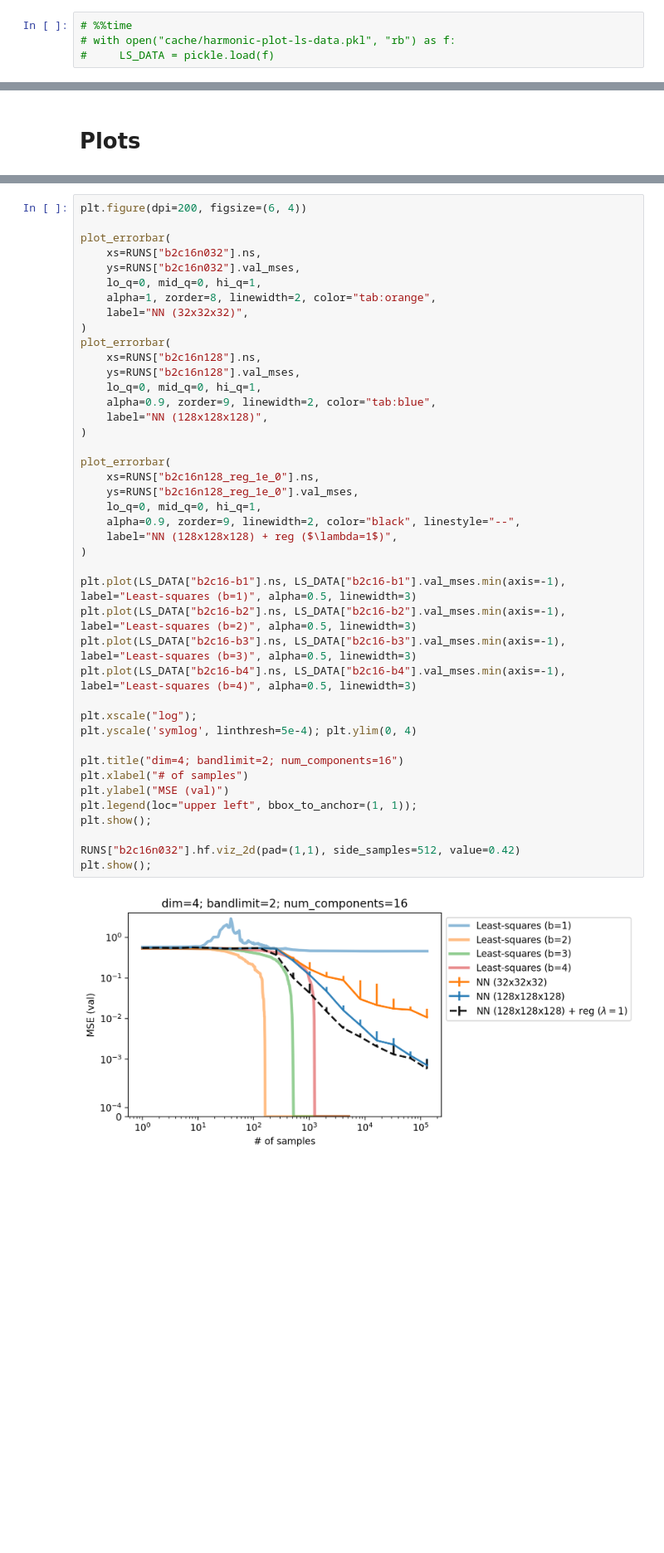
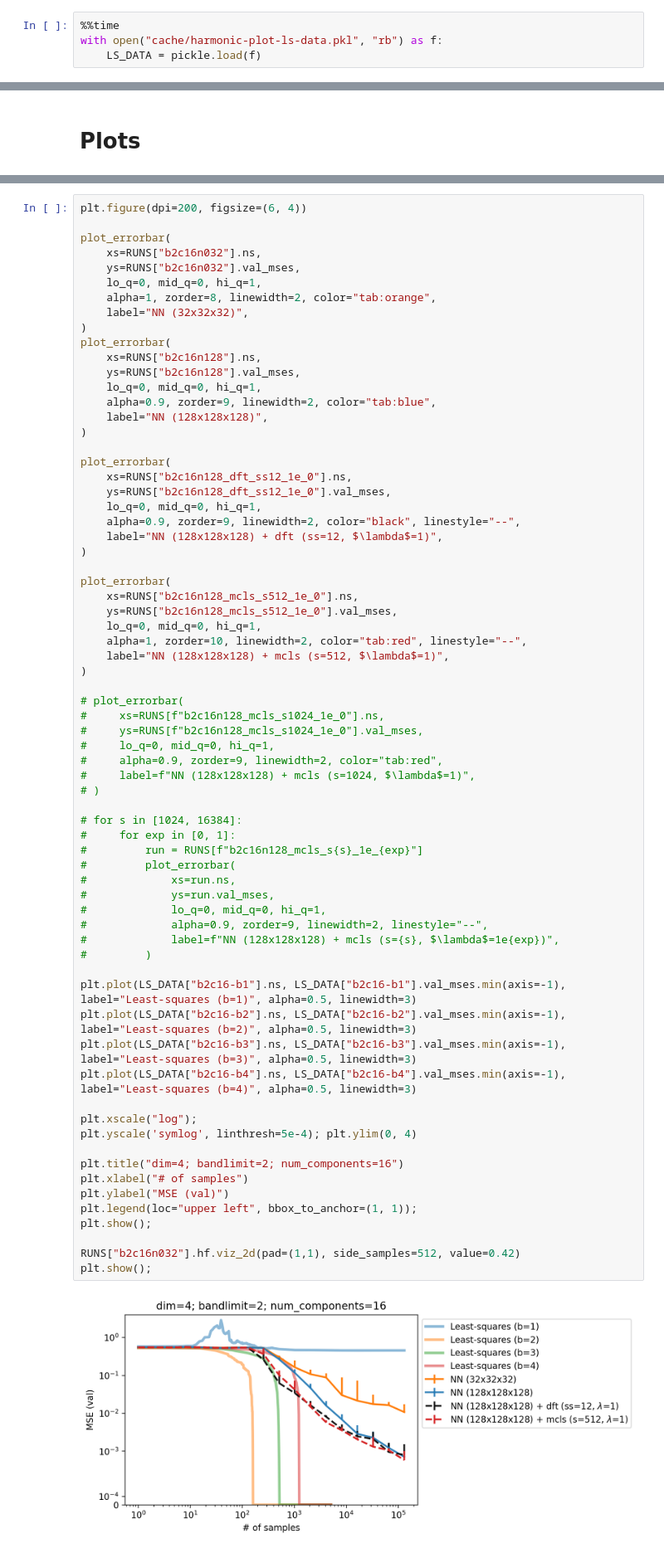
Before and after one commit to ed1d1a8d/scaling, a Jupyter notebook: notebooks/harmonic-plots.ipynb, the cells around one changed output, grey strips where cells are left out. Shown at 83% size. Cells and saved outputs as stored; diff of their text form; blank space fills up the shorter version.

Commit message:
Even better plots

```diff
--- a/notebooks/harmonic-plots.ipynb
+++ b/notebooks/harmonic-plots.ipynb
@@ -318,6 +325,6 @@ LS_DATA["b3c16-b4"] = run_lstsq_exp(
 # with open("cache/harmonic-plot-ls-data.pkl", "wb") as f:
 #     pickle.dump(LS_DATA, f)
 # %%
-# %%time
-# with open("cache/harmonic-plot-ls-data.pkl", "rb") as f:
-#     LS_DATA = pickle.load(f)
+%%time
+with open("cache/harmonic-plot-ls-data.pkl", "rb") as f:
+    LS_DATA = pickle.load(f)
@@ -398,37 +408,64 @@ plot_errorbar(
 plot_errorbar(
     xs=RUNS["b2c16n128"].ns,
     ys=RUNS["b2c16n128"].val_mses,
     lo_q=0, mid_q=0, hi_q=1,
     alpha=0.9, zorder=9, linewidth=2, color="tab:blue",
     label="NN (128x128x128)",
 )
 
 plot_errorbar(
-    xs=RUNS["b2c16n128_reg_1e_0"].ns,
-    ys=RUNS["b2c16n128_reg_1e_0"].val_mses,
+    xs=RUNS["b2c16n128_dft_ss12_1e_0"].ns,
+    ys=RUNS["b2c16n128_dft_ss12_1e_0"].val_mses,
     lo_q=0, mid_q=0, hi_q=1,
     alpha=0.9, zorder=9, linewidth=2, color="black", linestyle="--",
-    label="NN (128x128x128) + reg ($\lambda=1$)",
+    label="NN (128x128x128) + dft (ss=12, $\lambda$=1)",
 )
+
+plot_errorbar(
+    xs=RUNS["b2c16n128_mcls_s512_1e_0"].ns,
+    ys=RUNS["b2c16n128_mcls_s512_1e_0"].val_mses,
+    lo_q=0, mid_q=0, hi_q=1,
+    alpha=1, zorder=10, linewidth=2, color="tab:red", linestyle="--",
+    label="NN (128x128x128) + mcls (s=512, $\lambda$=1)",
+)
+
+# plot_errorbar(
+#     xs=RUNS[f"b2c16n128_mcls_s1024_1e_0"].ns,
+#     ys=RUNS[f"b2c16n128_mcls_s1024_1e_0"].val_mses,
+#     lo_q=0, mid_q=0, hi_q=1,
+#     alpha=0.9, zorder=9, linewidth=2, color="tab:red",
+#     label=f"NN (128x128x128) + mcls (s=1024, $\lambda$=1)",
+# )
+
+# for s in [1024, 16384]:
+#     for exp in [0, 1]:
+#         run = RUNS[f"b2c16n128_mcls_s{s}_1e_{exp}"]
+#         plot_errorbar(
+#             xs=run.ns,
+#             ys=run.val_mses,
+#             lo_q=0, mid_q=0, hi_q=1,
+#             alpha=0.9, zorder=9, linewidth=2, linestyle="--",
+#             label=f"NN (128x128x128) + mcls (s={s}, $\lambda$=1e{exp})",
+#         )
 
 plt.plot(LS_DATA["b2c16-b1"].ns, LS_DATA["b2c16-b1"].val_mses.min(axis=-1), label="Least-squares (b=1)", alpha=0.5, linewidth=3)
 plt.plot(LS_DATA["b2c16-b2"].ns, LS_DATA["b2c16-b2"].val_mses.min(axis=-1), label="Least-squares (b=2)", alpha=0.5, linewidth=3)
 plt.plot(LS_DATA["b2c16-b3"].ns, LS_DATA["b2c16-b3"].val_mses.min(axis=-1), label="Least-squares (b=3)", alpha=0.5, linewidth=3)
 plt.plot(LS_DATA["b2c16-b4"].ns, LS_DATA["b2c16-b4"].val_mses.min(axis=-1), label="Least-squares (b=4)", alpha=0.5, linewidth=3)
 
 plt.xscale("log");
 plt.yscale('symlog', linthresh=5e-4); plt.ylim(0, 4)
 
 plt.title("dim=4; bandlimit=2; num_components=16")
 plt.xlabel("# of samples")
 plt.ylabel("MSE (val)")
 plt.legend(loc="upper left", bbox_to_anchor=(1, 1));
 plt.show();
 
 RUNS["b2c16n032"].hf.viz_2d(pad=(1,1), side_samples=512, value=0.42)
 plt.show();
 # %% [output]
-[figure, old version]
+[figure, new version]
 [figure]
 # %%
 plt.figure(dpi=200, figsize=(6, 4))
```
Also changed, not shown: parts of 2 cells of this notebook.
